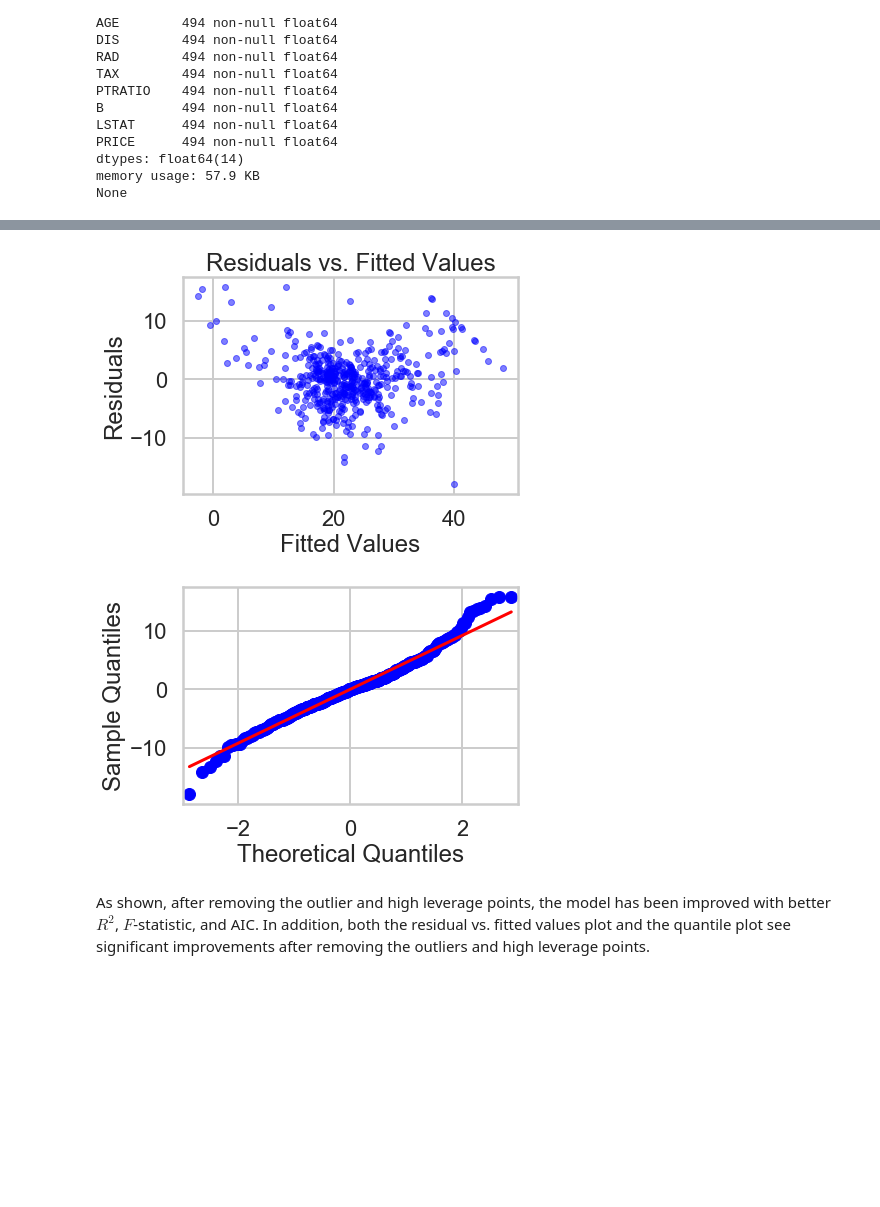
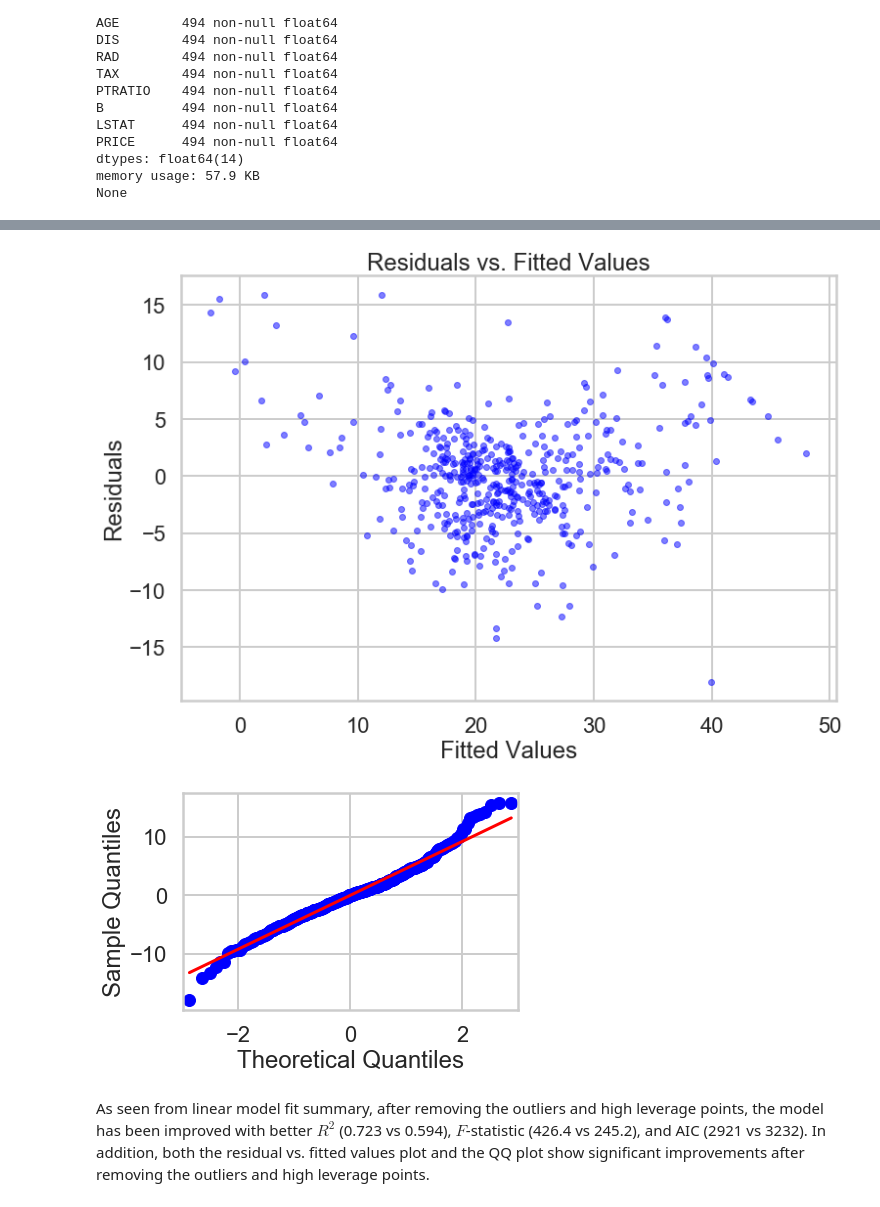
Before and after one commit to hwdsda/Springboard, a Jupyter notebook: Mini_Project_04_Linear_Regression/Mini_Project_Linear_Regression.ipynb, the cells around one changed output, grey strips where cells are left out. Drawn from its saved outputs; the diff is of its cells as text; code cells hidden in the pictures; blank space fills up the shorter version.

```diff
--- a/Mini_Project_04_Linear_Regression/Mini_Project_Linear_Regression.ipynb
+++ b/Mini_Project_04_Linear_Regression/Mini_Project_Linear_Regression.ipynb
@@ -1040,16 +1048,16 @@ Warnings:
 [1] Standard Errors assume that the covariance matrix of the errors is correctly specified.
 # %%
 # residual vs. fitted values plot
-_ = plt.figure()
-_ = plt.plot(m5.fittedvalues, m5.resid, marker='.',linestyle='none', color='blue',alpha=0.5)
-_ = plt.xlabel('Fitted Values')
-_ = plt.ylabel('Residuals')
-_ = plt.title('Residuals vs. Fitted Values')
+plt.figure(figsize = (12,8))
+plt.plot(m5.fittedvalues, m5.resid, marker='.',linestyle='none', color='blue',alpha=0.5)
+plt.xlabel('Fitted Values')
+plt.ylabel('Residuals')
+plt.title('Residuals vs. Fitted Values')
 
 # quantile plot
 fig = qqplot(m5.resid, line='s')
 # %% [output]
-[figure, old version]
+[figure, new version]
 [figure]
 # %% [markdown]
-As shown, after removing the outlier and high leverage points, the model has been improved with better $R^2$, $F$-statistic, and AIC. In addition, both the residual vs. fitted values plot and the quantile plot see significant improvements after removing the outliers and high leverage points.
+As seen from linear model fit summary, after removing the outliers and high leverage points, the model has been improved with better $R^2$ (0.723 vs 0.594), $F$-statistic (426.4 vs 245.2), and AIC (2921 vs 3232). In addition, both the residual vs. fitted values plot and the QQ plot show significant improvements after removing the outliers and high leverage points.
```
Also changed, not shown: parts of 20 cells of this notebook.
